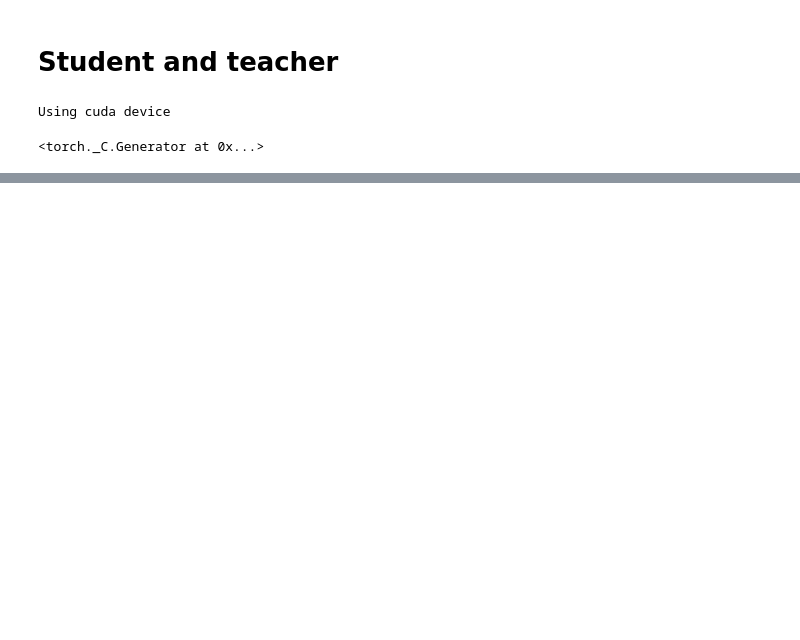
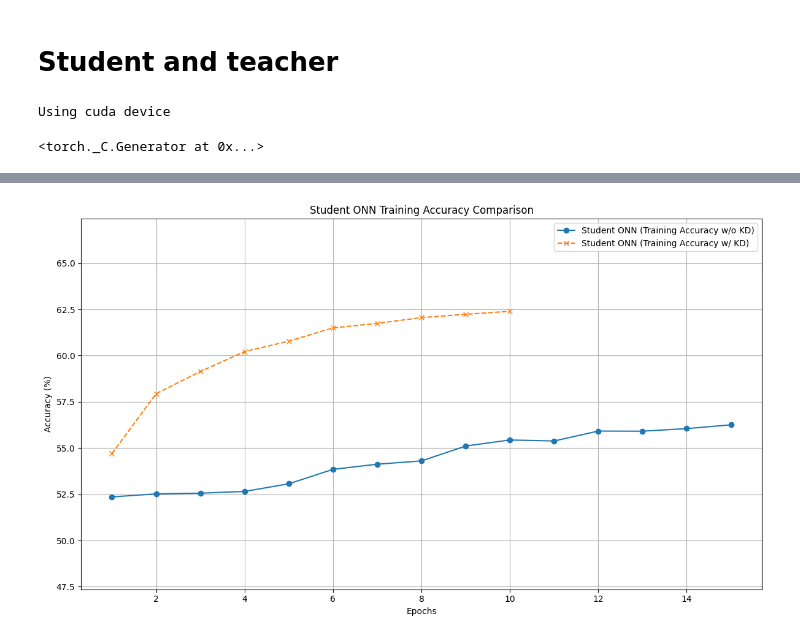
Before and after one commit to kowyo/Optical-Neural-Network, a Jupyter notebook: student_and_teacher.ipynb, the cells around one changed output, grey strips where cells are left out. Drawn from its saved outputs; the diff is of its cells as text; code cells hidden in the pictures; blank space fills up the shorter version.

```diff
--- a/student_and_teacher.ipynb
+++ b/student_and_teacher.ipynb
@@ -208,6 +208,13 @@ def train_onn(model, train_loader, epochs, learning_rate, device):
         epoch_accuracies_history.append(epoch_acc)
         print(f"Epoch {epoch+1}/{epochs}, Loss: {epoch_loss:.4f}, Accuracy: {epoch_acc:.2f}%")
 
+        # Save the model every epoch
+        import os
+        if not os.path.exists("onn_model"):
+            os.makedirs("onn_model")
+
+        torch.save(model.state_dict(), f"onn_model/epoch_{epoch+1}.pth")
+
     return model, epoch_accuracies_history
 # %%
 def test_onn(model, test_loader, device):
@@ -264,3 +269,6 @@ num_epoches = 40
+# %%
+num_epoches = 15
+num_epoches_kd = 10
 # %%
 onn= ONNNet().to(device)
 onn, history_student_no_kd = train_onn(onn, train_loader, epochs=num_epoches, learning_rate=0.001, device=device)
@@ -338,10 +354,16 @@ def train_knowledge_distillation_onn(teacher, student, train_loader, epochs, lea
         epoch_accuracies_history.append(epoch_acc)
         print(f"Epoch {epoch+1}/{epochs}, Loss: {epoch_loss:.4f}, Accuracy: {epoch_acc:.2f}%")
 
+        # Save the model every epoch into a folder
+        import os
+        if not os.path.exists("onn_student"):
+            os.makedirs("onn_student")
+        torch.save(student.state_dict(), f"onn_student/onn_student_epoch_{epoch+1}.pth")
+
     return student, epoch_accuracies_history
 # %%
 new_onn = ONNNet().to(device)
-new_onn, history_student_kd = train_knowledge_distillation_onn(teacher=nn_deep, student=new_onn, train_loader=train_loader, epochs=num_epoches, learning_rate=0.001, T=2, soft_target_loss_weight=0.25, ce_loss_weight=0.75, device=device)
+new_onn, history_student_kd = train_knowledge_distillation_onn(teacher=nn_deep, student=new_onn, train_loader=train_loader, epochs=num_epoches_kd, learning_rate=0.001, T=2, soft_target_loss_weight=0.1, ce_loss_weight=0.9, device=device)
 test_accuracy_light_ce_and_kd = test_onn(new_onn, test_loader, device)
 
 # Compare the student test accuracy with and without the teacher, after distillation
@@ -369,17 +388,20 @@ Student accuracy with CE + KD: 64.68%
 # %%
 import matplotlib.pyplot as plt
 
 epochs_range = range(1, num_epoches + 1)
+epochs_range_kd = range(1, num_epoches_kd + 1)
 
 plt.figure(figsize=(12, 7))
 plt.plot(epochs_range, history_student_no_kd, label='Student ONN (Training Accuracy w/o KD)', marker='o', linestyle='-')
-plt.plot(epochs_range, history_student_kd, label='Student ONN (Training Accuracy w/ KD)', marker='x', linestyle='--')
+plt.plot(epochs_range_kd, history_student_kd, label='Student ONN (Training Accuracy w/ KD)', marker='x', linestyle='--')
 
 plt.title('Student ONN Training Accuracy Comparison')
 plt.xlabel('Epochs')
 plt.ylabel('Accuracy (%)')
 plt.legend()
 plt.grid(True)
 plt.ylim(bottom=min(min(history_student_no_kd), min(history_student_kd)) - 5, top=max(max(history_student_no_kd), max(history_student_kd)) + 5)
 plt.tight_layout()
 plt.show()
+# %% [output]
+[figure, added]
```
Also changed, not shown: parts of 5 cells of this notebook, 4 other files.
